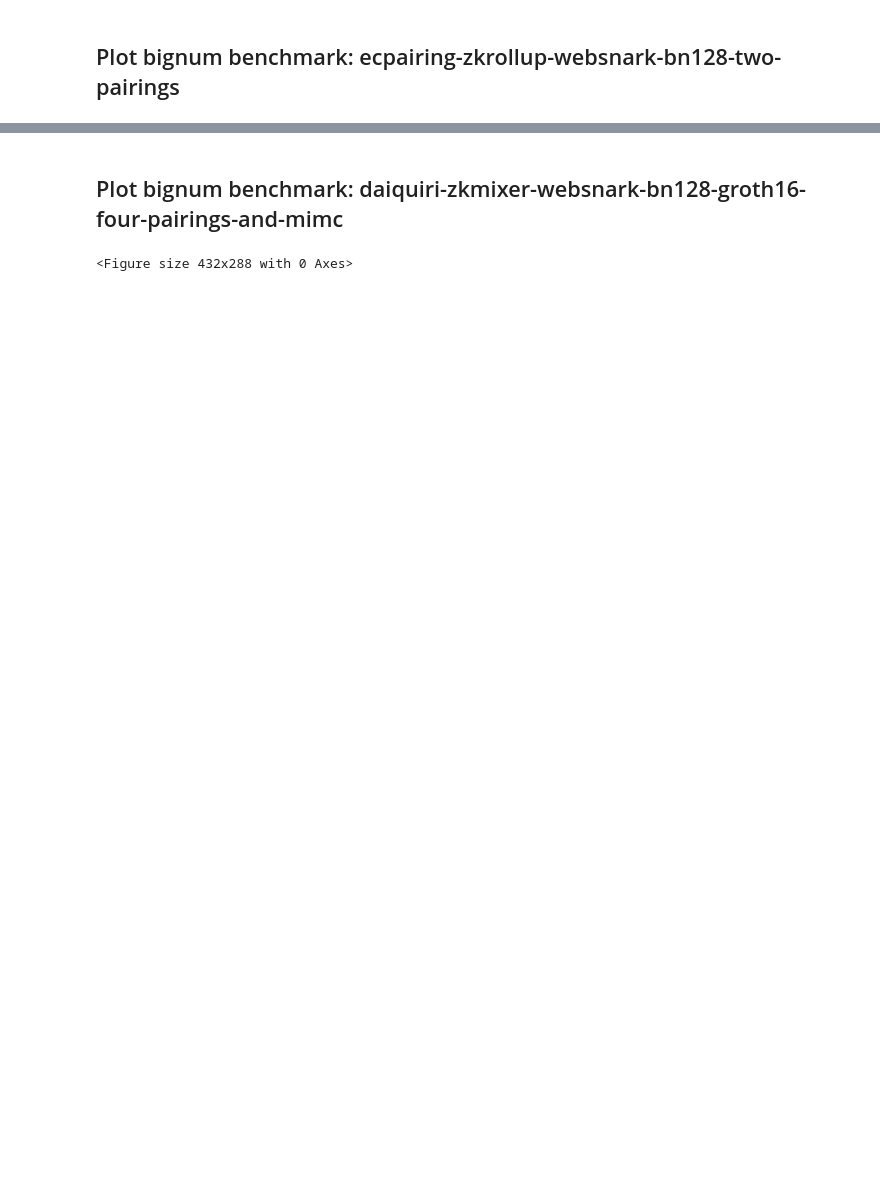
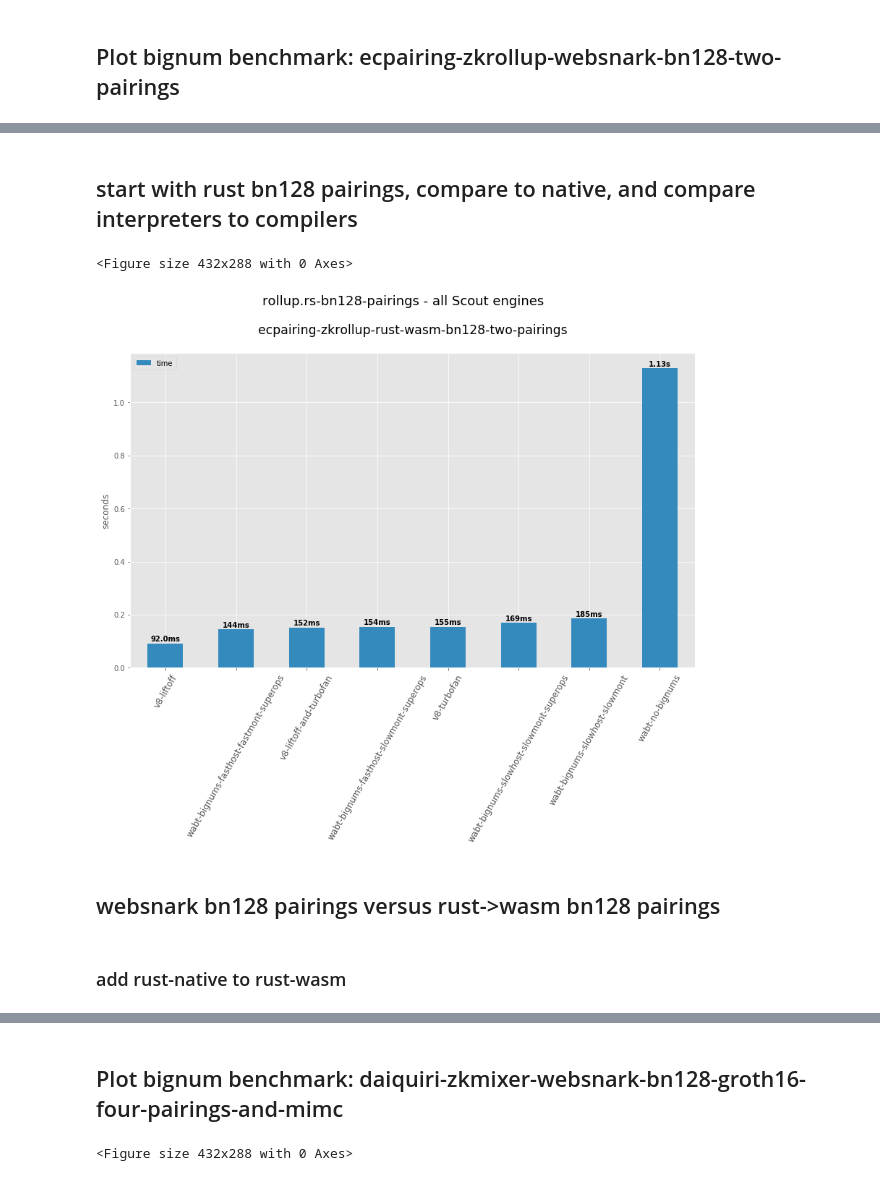
Before and after one commit to ewasm/benchmarking, a Jupyter notebook: notebooks/wasm-engines.ipynb, the cells around one changed output, grey strips where cells are left out. Saved outputs shown, nothing was run; the diff lists cells and outputs as text; code cells hidden in the pictures; blank space fills up the shorter version.

Commit message:
add charts for bignum optimizations

```diff
--- a/notebooks/wasm-engines.ipynb
+++ b/notebooks/wasm-engines.ipynb
@@ -362,0 +408,24 @@ plotScoutStackedTest(df_scout_fast_means_ecpairing_zkrollup,
+# %% [markdown]
+## start with rust bn128 pairings, compare to native, and compare interpreters to compilers
+# %%
+df_scout_rolluprs_bn128_pairings = df_scout_data[df_scout_data['bench_name'] == 'ecpairing-zkrollup-rust-wasm-bn128-two-pairings']
+
+df_scout_fast_rolluprs = filterDfEngines(df_scout_rolluprs_bn128_pairings,
+    ['scoutcpp-wabt-no-bignums', 'wabt-no-bignums'])
+
+df_scout_means_rolluprs = df_scout_rolluprs_bn128_pairings.groupby(['engine']).mean()
+
+#df_scout_fast_means_rolluprs = df_scout_fast_rolluprs.groupby(['engine']).mean()
+# %%
+plotOneTest(df_scout_means_rolluprs,
+            suptitle="rollup.rs-bn128-pairings - all Scout engines",
+            suptitle_pos=1.02,
+            subtitle="ecpairing-zkrollup-rust-wasm-bn128-two-pairings\n",
+            subtitle_size='xx-large')
+# %% [output]
+<Figure size 432x288 with 0 Axes>
+[figure, added]
+# %% [markdown]
+## websnark bn128 pairings versus rust->wasm bn128 pairings
+# %% [markdown]
+### add rust-native to rust-wasm
```
Also changed, not shown: parts of 77 cells of this notebook.
